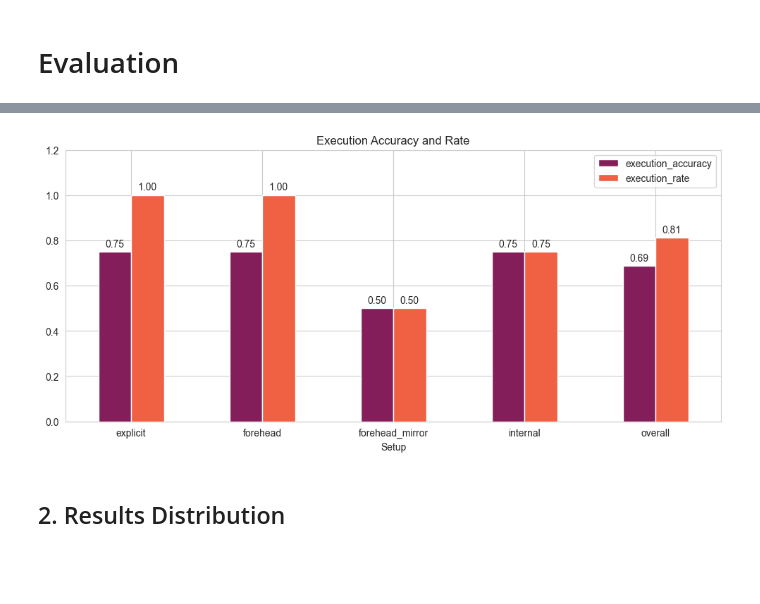
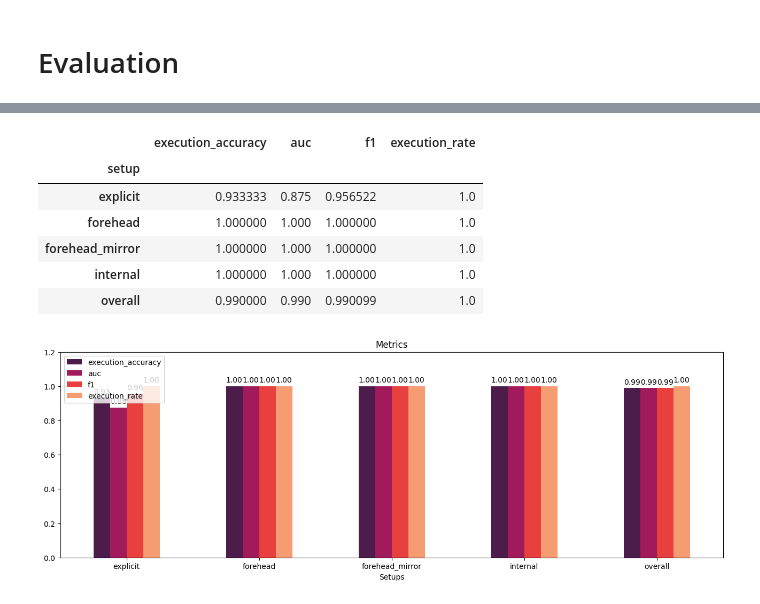
Before and after one commit to RutaTang/ToM-LM, a Jupyter notebook: main.ipynb, the cells around one changed output, grey strips where cells are left out. Drawn from its saved outputs; the diff is of its cells as text; code cells hidden in the pictures; blank space fills up the shorter version.

```diff
--- a/main.ipynb
+++ b/main.ipynb
@@ -21,7 +27,7 @@ constants
 # %%
 model_name: Final[str] = "gpt-3.5-turbo"  # should be openai's model or ollama's model
 random_state: Final[int] = 1
-sample_size: Final[int] = 20
+sample_size: Final[int] = 50
 # %% [markdown]
 parameters
 # %%
@@ -302,3 +271,3 @@ save_smcdel_sf(samples, name_info=name_info)
 # %%
-samples = load_smcdel_sf(name_info=name_info)
-samples
+tom_lm_samples = load_smcdel_result(name_info=name_info)
+direct_lm_samples = load_direct_result(name_info=name_info)
@@ -380,24 +340,14 @@ execution_metrics(samples)
+# %%
+execution_metrics(tom_lm_samples)
+# %% [output]
+|  | execution_accuracy | auc | f1 | execution_rate |
+| setup |  |  |  |  |
+| explicit | 0.933333 | 0.875 | 0.956522 | 1.0 |
+| forehead | 1.000000 | 1.000 | 1.000000 | 1.0 |
+| forehead_mirror | 1.000000 | 1.000 | 1.000000 | 1.0 |
+| internal | 1.000000 | 1.000 | 1.000000 | 1.0 |
+| overall | 0.990000 | 0.990 | 0.990099 | 1.0 |
 # %%
-def plot_execution_acc_and_rate(df: pd.DataFrame):
-    df = execution_metrics(df)
-    fig, ax = plt.subplots(figsize=(12, 5))
-    bars = df.plot(use_index=True, y=list(df.columns), kind='bar', ax=ax, color=palette(len(df.columns)))
-    ax.set_ylim(0, 1.2)
-    plt.xticks(rotation=0)
-    plt.title("Execution Accuracy and Rate")
-    plt.xlabel("Setup")
-
-    for bar in bars.patches:
-        bars.annotate(format(bar.get_height(), '.2f'),
-                      (bar.get_x() + bar.get_width() / 2,
-                       bar.get_height()), ha='center', va='center',
-                      size=10, xytext=(0, 8),
-                      textcoords='offset points')
-    plt.show()
-
-
-plot_execution_acc_and_rate(samples)
+plot_metrics(tom_lm_samples)
 # %% [output]
-[figure, old version]
+[figure, new version]
-# %% [markdown]
-## 2. Results Distribution
```
Also changed, not shown: parts of 54 cells of this notebook, 27 other files.
